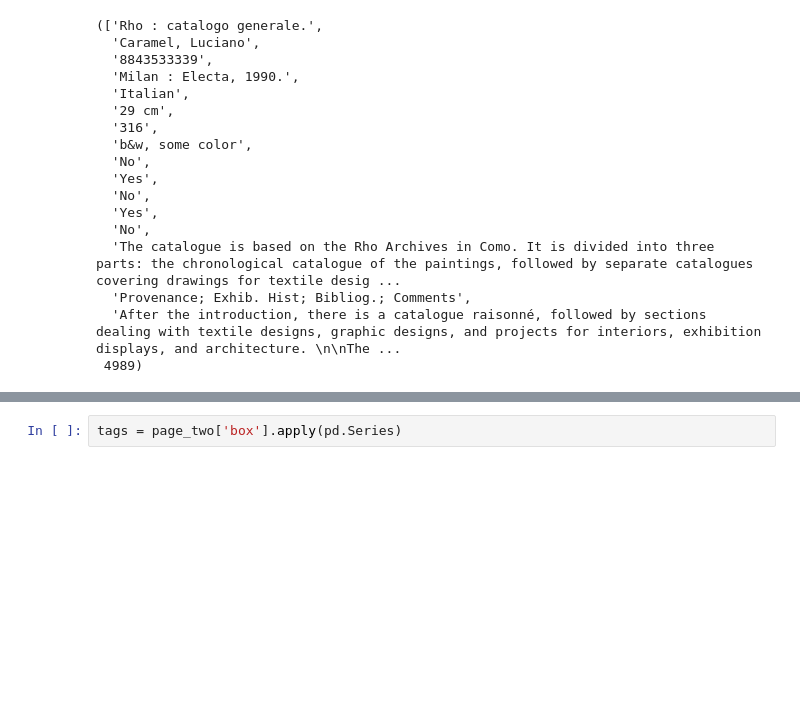
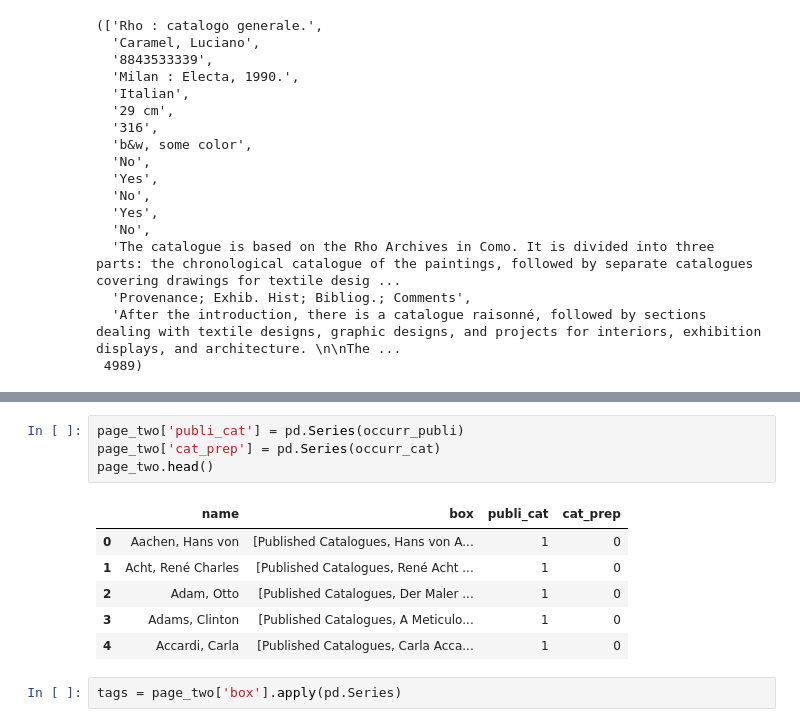
Before and after one commit to ramonprz01/art-auction, a Jupyter notebook: cleaning_part.ipynb, the cells around one changed output, grey strips where cells are left out. Drawn from its saved outputs; the diff is of its cells as text; blank space fills up the shorter version.

```diff
--- a/cleaning_part.ipynb
+++ b/cleaning_part.ipynb
@@ -243,3 +292,14 @@ KeyError: "None of [Index(['\\r\\n                            ', 'Published Cata
+# %%
+page_two['publi_cat'] = pd.Series(occurr_publi)
+page_two['cat_prep'] = pd.Series(occurr_cat)
+page_two.head()
+# %% [output]
+|  | name | box | publi_cat | cat_prep |
+| 0 | Aachen, Hans von | [Published Catalogues, Hans von A... | 1 | 0 |
+| 1 | Acht, René Charles | [Published Catalogues, René Acht ... | 1 | 0 |
+| 2 | Adam, Otto | [Published Catalogues, Der Maler ... | 1 | 0 |
+| 3 | Adams, Clinton | [Published Catalogues, A Meticulo... | 1 | 0 |
+| 4 | Accardi, Carla | [Published Catalogues, Carla Acca... | 1 | 0 |
 # %%
 tags = page_two['box'].apply(pd.Series)
 # %%
```
Also changed, not shown: parts of 29 cells of this notebook.
